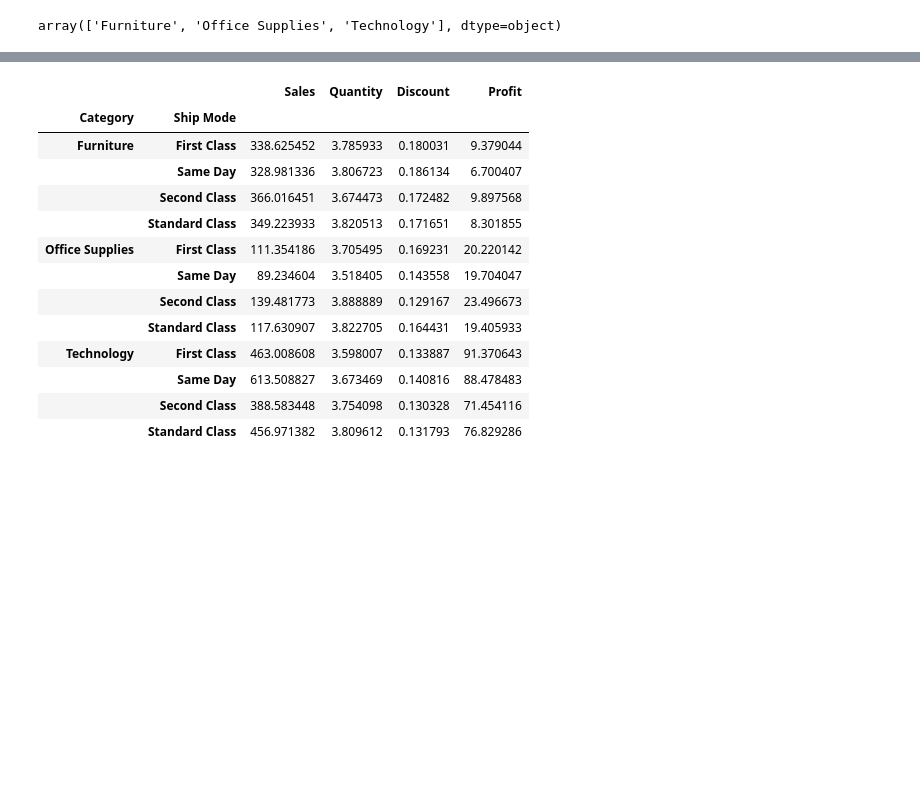
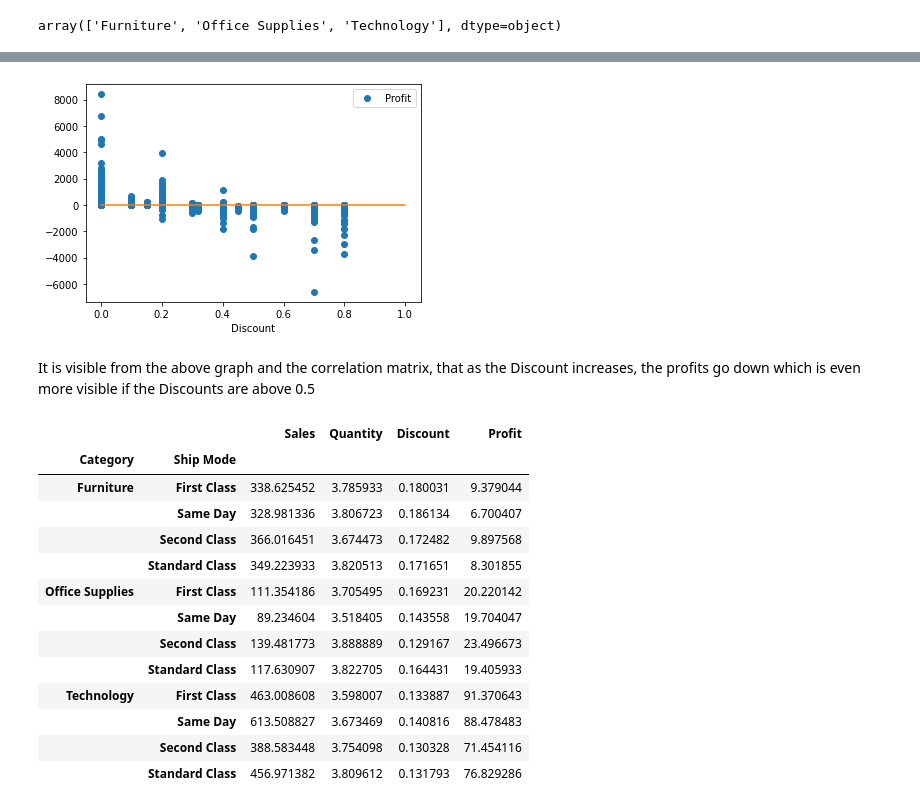
Before and after one commit to DhruvDarda/GRIP_intern_task, a Jupyter notebook: Task 3.ipynb, the cells around one changed output, grey strips where cells are left out. Saved outputs shown, nothing was run; the diff lists cells and outputs as text; code cells hidden in the pictures; blank space fills up the shorter version.

```diff
--- a/Task 3.ipynb
+++ b/Task 3.ipynb
@@ -59 +109,9 @@ array(['Furniture', 'Office Supplies', 'Technology'], dtype=object)
+# %%
+df.plot(x='Discount', y='Profit', style='o')
+plt.plot(np.zeros(2))
+plt.show()
+# %% [output]
+[figure, added]
+# %% [markdown]
+It is visible from the above graph and the correlation matrix, that as the Discount increases, the profits go down which is even more visible if the Discounts are above 0.5
 # %%
```
Also changed, not shown: parts of 14 cells of this notebook, 3 other files.
